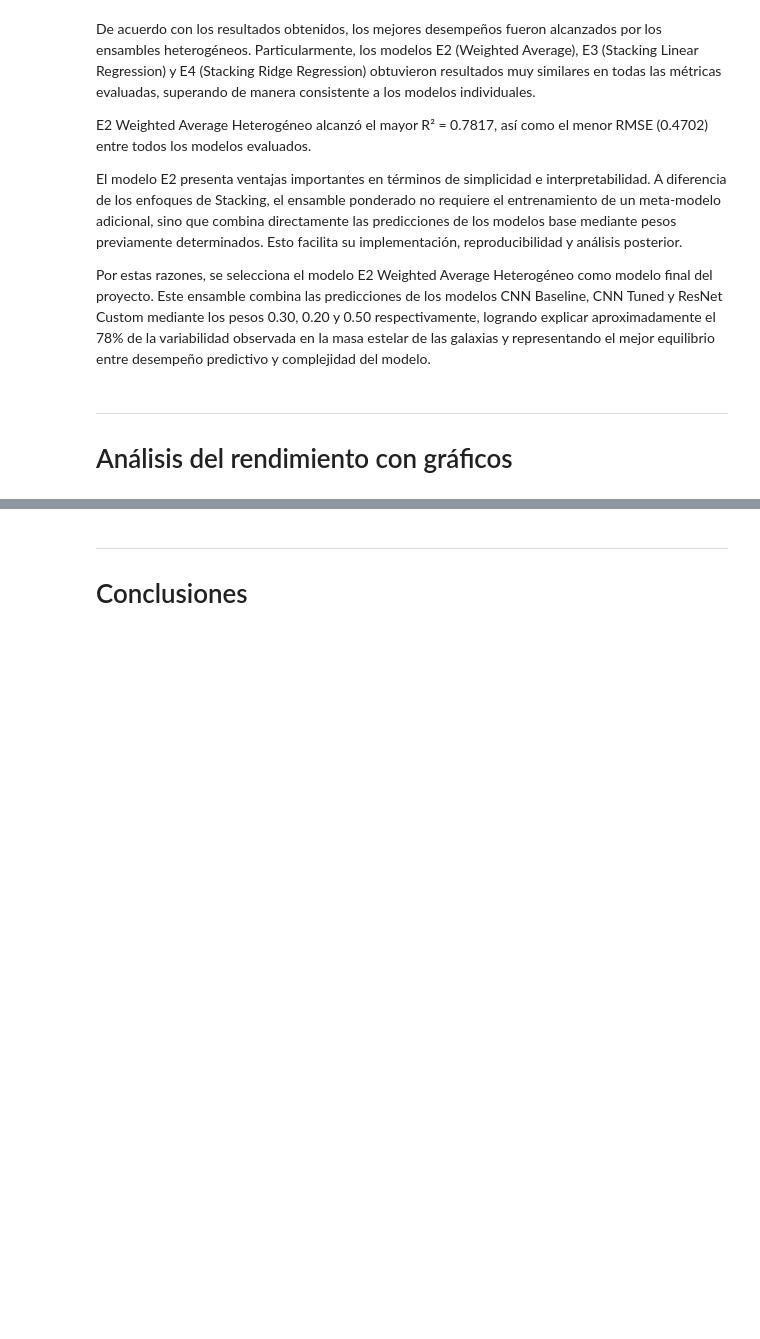
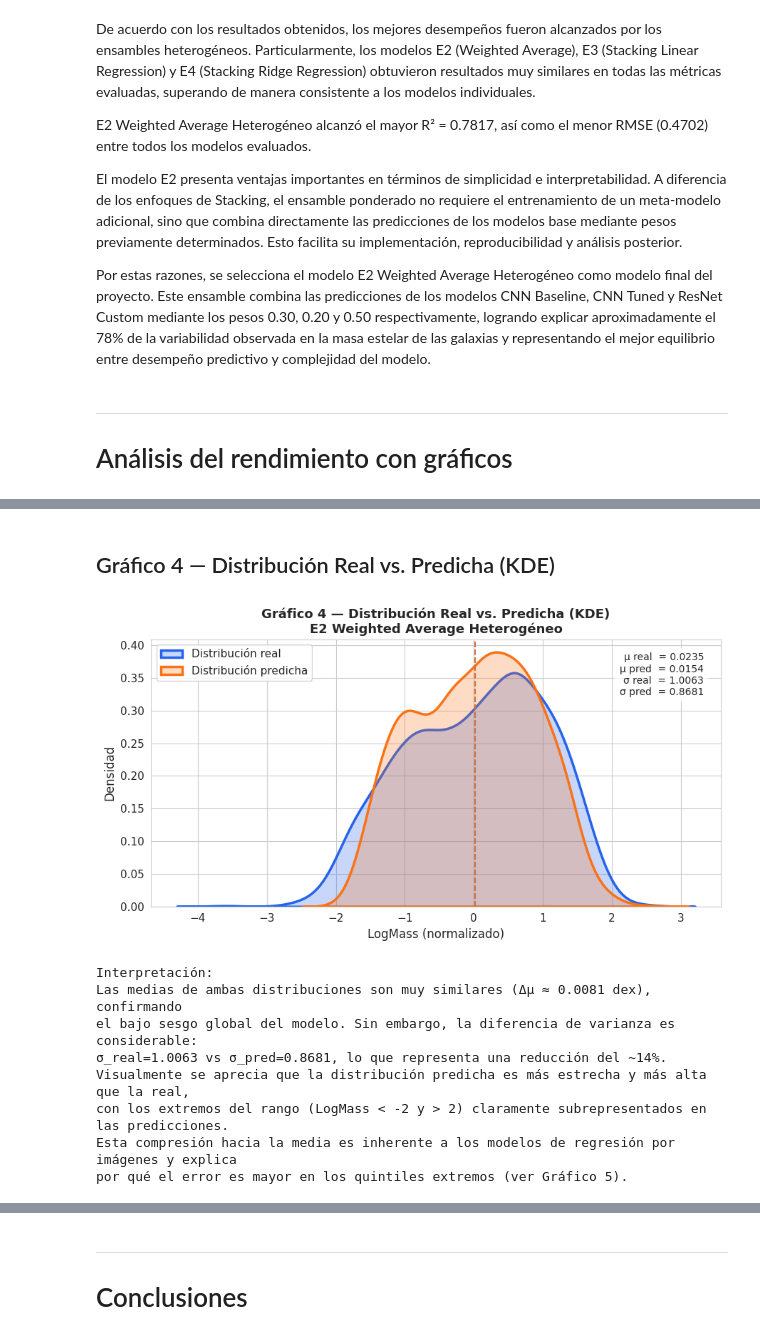
Before and after one commit to GusMorales14/Avance5.-61, a Jupyter notebook: Avance5.61.ipynb, the cells around one changed output, grey strips where cells are left out. Saved outputs shown, nothing was run; the diff lists cells and outputs as text; code cells hidden in the pictures; blank space fills up the shorter version.

```diff
--- a/Avance5.61.ipynb
+++ b/Avance5.61.ipynb
@@ -1190,0 +1361,47 @@ ___
+# %% [markdown]
+## Gráfico 4 — Distribución Real vs. Predicha (KDE)
+# %%
+# ── Gráfico 4: KDE Real vs. Predicha ─────────────────────
+fig, ax = plt.subplots(figsize=(9, 5))
+
+sns.kdeplot(y_test_g,  ax=ax, color=C_MAIN,  lw=2.5,
+            label="Distribución real",     fill=True, alpha=0.25)
+sns.kdeplot(y_pred_e2, ax=ax, color=C_ACENT, lw=2.5,
+            label="Distribución predicha", fill=True, alpha=0.25)
+ax.axvline(y_test_g.mean(),  color=C_MAIN,  ls="--", lw=1.5, alpha=0.8)
+ax.axvline(y_pred_e2.mean(), color=C_ACENT, ls="--", lw=1.5, alpha=0.8)
+
+ax.set_xlabel("LogMass (normalizado)", fontsize=12)
+ax.set_ylabel("Densidad", fontsize=12)
+ax.set_title("Gráfico 4 — Distribución Real vs. Predicha (KDE)\nE2 Weighted Average Heterogéneo",
+             fontsize=13, fontweight="bold")
+ax.legend(fontsize=11)
+ax.text(0.97, 0.95,
+        f"μ real  = {y_test_g.mean():.4f}\nμ pred  = {y_pred_e2.mean():.4f}\n"
+        f"σ real  = {y_test_g.std():.4f}\nσ pred  = {y_pred_e2.std():.4f}",
+        transform=ax.transAxes, va="top", ha="right", fontsize=10,
+        bbox=dict(boxstyle="round,pad=0.4", facecolor="white", alpha=0.8))
+plt.tight_layout()
+plt.show()
+
+delta_mu = abs(y_test_g.mean() - y_pred_e2.mean())
+delta_mu = abs(y_test_g.mean() - y_pred_e2.mean())
+reduccion_sigma = (1 - y_pred_e2.std() / y_test_g.std()) * 100
+print(f"""Interpretación:
+Las medias de ambas distribuciones son muy similares (Δμ ≈ {delta_mu:.4f} dex), confirmando
+el bajo sesgo global del modelo. Sin embargo, la diferencia de varianza es considerable:
+σ_real=1.0063 vs σ_pred=0.8681, lo que representa una reducción del ~{reduccion_sigma:.0f}%.
+Visualmente se aprecia que la distribución predicha es más estrecha y más alta que la real,
+con los extremos del rango (LogMass < -2 y > 2) claramente subrepresentados en las predicciones.
+Esta compresión hacia la media es inherente a los modelos de regresión por imágenes y explica
+por qué el error es mayor en los quintiles extremos (ver Gráfico 5).""")
+# %% [output]
+[figure, added]
+Interpretación:
+Las medias de ambas distribuciones son muy similares (Δμ ≈ 0.0081 dex), confirmando
+el bajo sesgo global del modelo. Sin embargo, la diferencia de varianza es considerable:
+σ_real=1.0063 vs σ_pred=0.8681, lo que representa una reducción del ~14%.
+Visualmente se aprecia que la distribución predicha es más estrecha y más alta que la real,
+con los extremos del rango (LogMass < -2 y > 2) claramente subrepresentados en las predicciones.
+Esta compresión hacia la media es inherente a los modelos de regresión por imágenes y explica
+por qué el error es mayor en los quintiles extremos (ver Gráfico 5).
```
Also changed, not shown: parts of 14 cells of this notebook.
